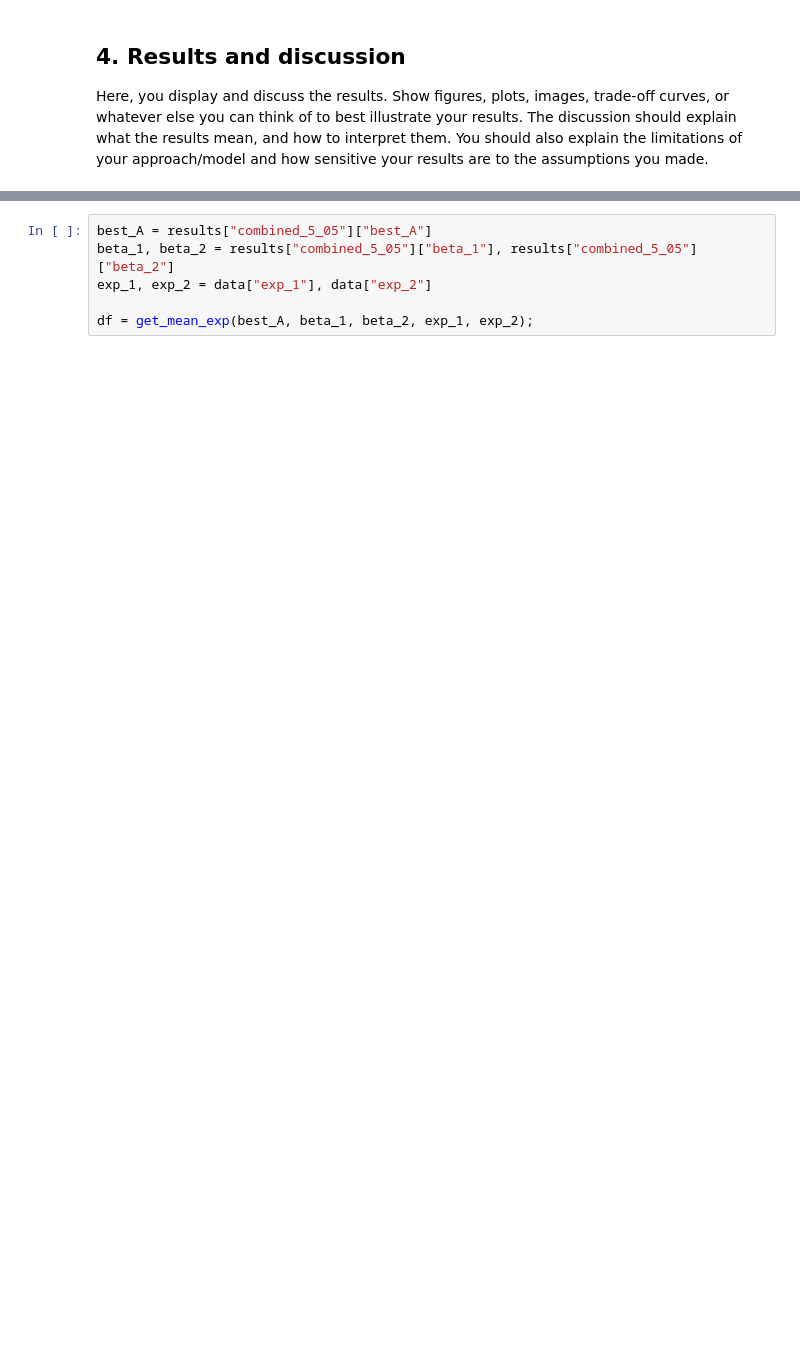
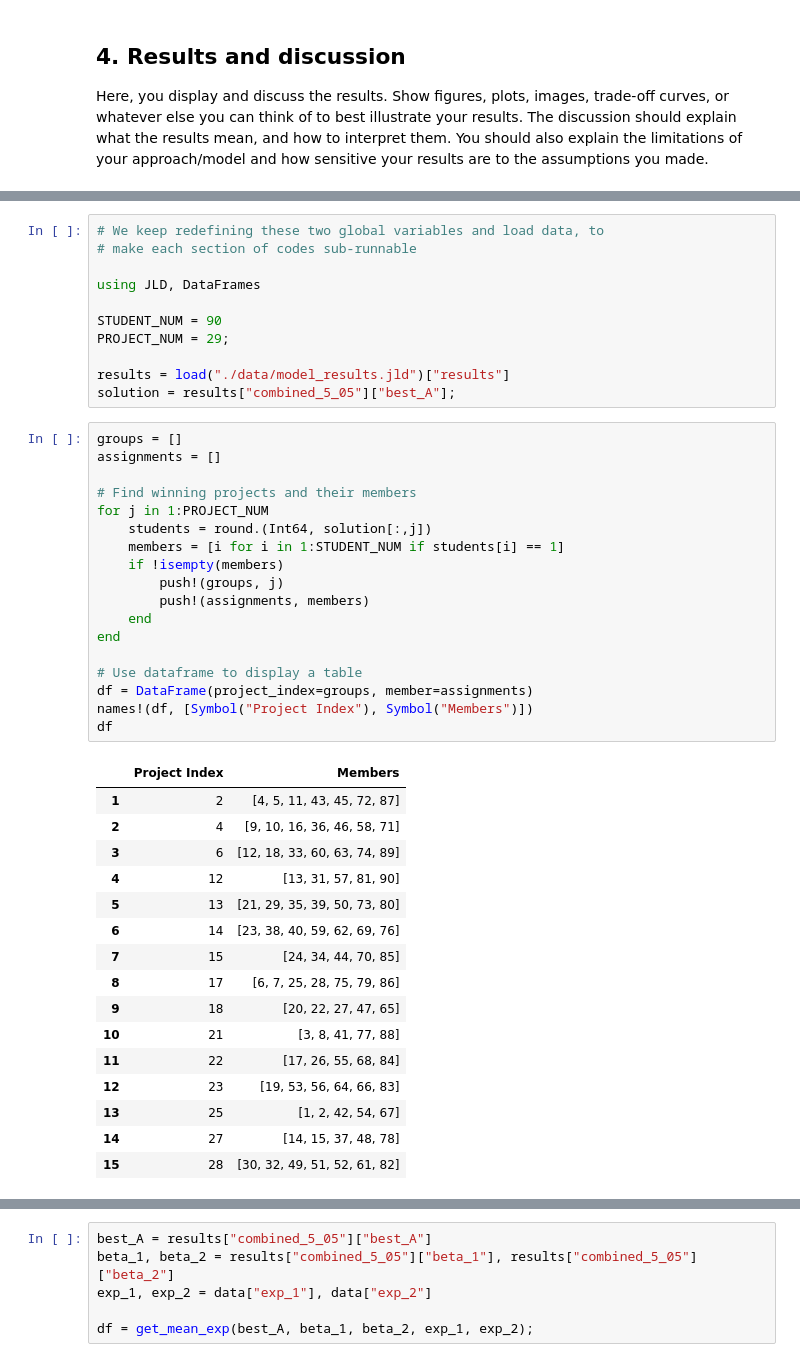
Before and after one commit to xiaohk/CS524-Group-Assignment-Optimization, a Jupyter notebook: project.ipynb, the cells around one changed output, grey strips where cells are left out. Drawn from its saved outputs; the diff is of its cells as text; blank space fills up the shorter version.

```diff
--- a/project.ipynb
+++ b/project.ipynb
@@ -739,0 +750,46 @@ Here, you display and discuss the results. Show figures, plots, images, trade-of
+# %%
+# We keep redefining these two global variables and load data, to
+# make each section of codes sub-runnable
+
+using JLD, DataFrames
+
+STUDENT_NUM = 90
+PROJECT_NUM = 29;
+
+results = load("./data/model_results.jld")["results"]
+solution = results["combined_5_05"]["best_A"];
+# %%
+groups = []
+assignments = []
+
+# Find winning projects and their members
+for j in 1:PROJECT_NUM
+    students = round.(Int64, solution[:,j])
+    members = [i for i in 1:STUDENT_NUM if students[i] == 1]
+    if !isempty(members)
+        push!(groups, j)
+        push!(assignments, members)
+    end
+end
+
+# Use dataframe to display a table
+df = DataFrame(project_index=groups, member=assignments)
+names!(df, [Symbol("Project Index"), Symbol("Members")])
+df
+# %% [output]
+|  | Project Index | Members |
+| 1 | 2 | [4, 5, 11, 43, 45, 72, 87] |
+| 2 | 4 | [9, 10, 16, 36, 46, 58, 71] |
+| 3 | 6 | [12, 18, 33, 60, 63, 74, 89] |
+| 4 | 12 | [13, 31, 57, 81, 90] |
+| 5 | 13 | [21, 29, 35, 39, 50, 73, 80] |
+| 6 | 14 | [23, 38, 40, 59, 62, 69, 76] |
+| 7 | 15 | [24, 34, 44, 70, 85] |
+| 8 | 17 | [6, 7, 25, 28, 75, 79, 86] |
+| 9 | 18 | [20, 22, 27, 47, 65] |
+| 10 | 21 | [3, 8, 41, 77, 88] |
+| 11 | 22 | [17, 26, 55, 68, 84] |
+| 12 | 23 | [19, 53, 56, 64, 66, 83] |
+| 13 | 25 | [1, 2, 42, 54, 67] |
+| 14 | 27 | [14, 15, 37, 48, 78] |
+| 15 | 28 | [30, 32, 49, 51, 52, 61, 82] |
```
Also changed, not shown: parts of 23 cells of this notebook, 9 other files.
